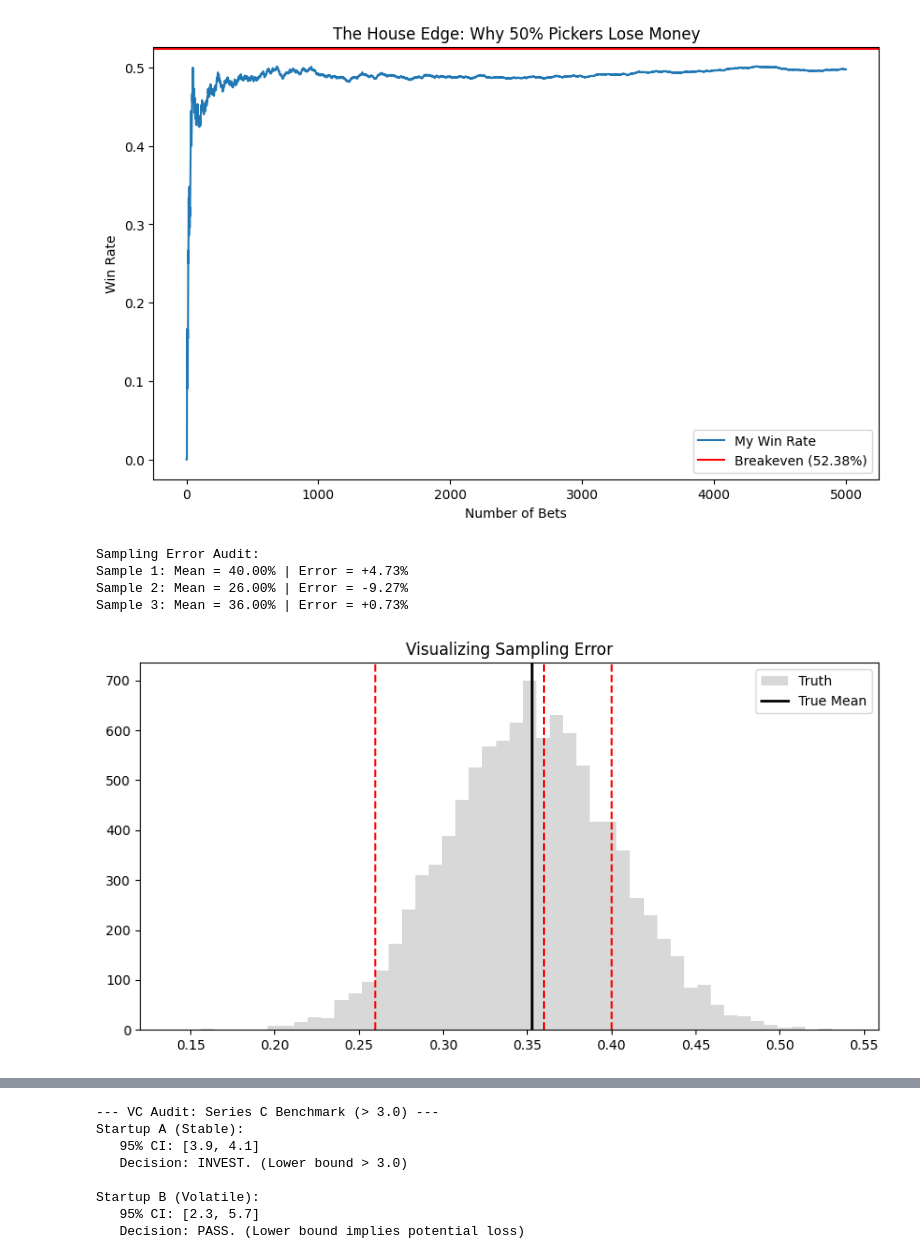
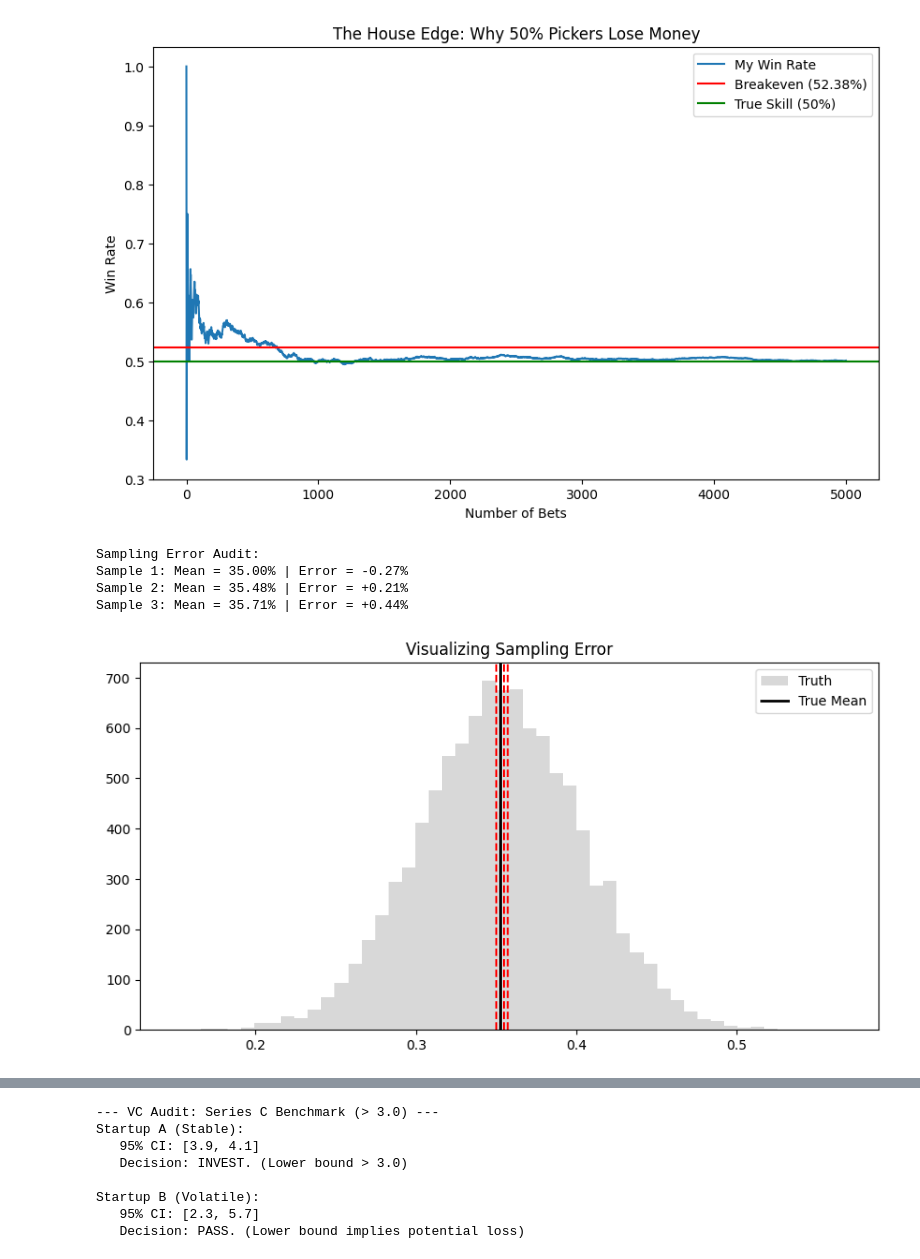
Before and after one commit to Vaidehi-9/ECON3916-33674-Statistical-Machine-Learning, a Jupyter notebook: Lab7/[Lab_7_]_Estimation_—_From_Formulas_to_Bootstrapping.ipynb, the cells around one changed output, grey strips where cells are left out. Drawn from its saved outputs; the diff is of its cells as text; code cells hidden in the pictures.

```diff
--- a/Lab7/[Lab_7_]_Estimation_—_From_Formulas_to_Bootstrapping.ipynb
+++ b/Lab7/[Lab_7_]_Estimation_—_From_Formulas_to_Bootstrapping.ipynb
@@ -3,27 +3,28 @@
 # %%
 import numpy as np
 import matplotlib.pyplot as plt
 
 # 1. Setup
 true_skill = 0.50       # You win 50% of the time
 breakeven = 0.5238      # -110 odds requires 52.38% to profit
 n_bets = 5000           # Simulating a full season
 
 # 2. Simulate
-outcomes = np.random.binomial(1, true_skill, n_bets)
-cumulative_win_rate = np.cumsum(outcomes) / np.arange(1, n_bets + 1)
+outcomes = np.random.binomial(1, true_skill, size=n_bets)
+cumulative_win_rate = np.cumsum(outcomes) / np.arange(1, n_bets+1)
 
 # 3. Plot
 plt.figure(figsize=(10,6))
 plt.plot(cumulative_win_rate, label="My Win Rate")
 plt.axhline(breakeven, color='red', label="Breakeven (52.38%)")
+plt.axhline(true_skill, color='green', linestyle='-', label="True Skill (50%)")
 plt.legend()
 plt.title("The House Edge: Why 50% Pickers Lose Money")
 plt.xlabel("Number of Bets")
 plt.ylabel("Win Rate")
 plt.show()
 # %% [output]
-[figure, old version]
+[figure, new version]
 # %%
 # 1. The "Unknown" Truth
 true_mu = 0.3527  # Matching the "True Population Mean"
@@ -34,7 +35,7 @@ print(f"Sampling Error Audit:")
 
 for i in range(3):
     # Draw 50 random bets
-    sample = np.random.binomial(1, true_mu, 50)
+    sample = np.random.normal(true_mu,0.05, 50)
 
     # Calculate stats
     x_bar = np.mean(sample)
@@ -54,10 +55,10 @@ plt.legend()
 plt.show()
 # %% [output]
 Sampling Error Audit:
-Sample 1: Mean = 40.00% | Error = +4.73%
-Sample 2: Mean = 26.00% | Error = -9.27%
-Sample 3: Mean = 36.00% | Error = +0.73%
+Sample 1: Mean = 35.00% | Error = -0.27%
+Sample 2: Mean = 35.48% | Error = +0.21%
+Sample 3: Mean = 35.71% | Error = +0.44%
-[figure, old version]
+[figure, new version]
 # %%
 import seaborn as sns
 
```
Also changed, not shown: parts of 3 cells of this notebook.
